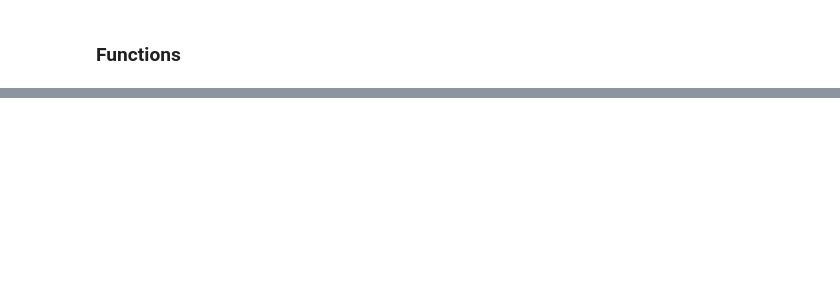
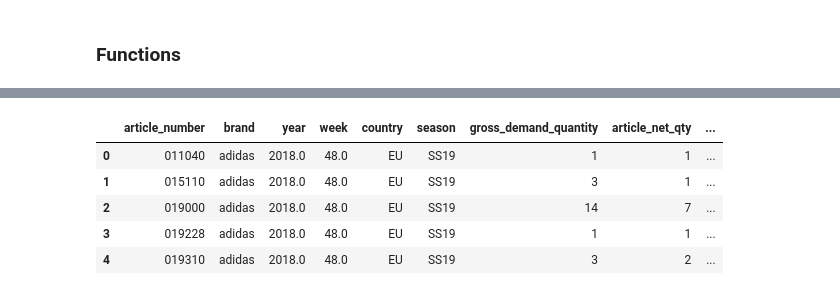
Before and after one commit to cwcomiskey/Misc, a Jupyter notebook: adidas/GAS_MV.ipynb, the cells around one changed output, grey strips where cells are left out. Drawn from its saved outputs; the diff is of its cells as text; code cells hidden in the pictures; blank space fills up the shorter version.

Commit message:
Full multi-factor GAS

```diff
--- a/adidas/GAS_MV.ipynb
+++ b/adidas/GAS_MV.ipynb
@@ -564,0 +785,19 @@ for i in range(6):
+# %%
+
+# test = pd.merge(dat_SS19_test_2, seasonality_dfs2[i].drop('net_qty', axis = 1), how = 'left')
+
+# for i in range(1, 6):
+#     test = pd.merge(test, seasonality_dfs2[i].drop('net_qty', axis = 1), how = 'left')
+#     test.shape
+
+# seasonality_dfs2 = [seasonality_sport, seasonality_rmh, seasonality_gndr, seasonality_agegrp, seasonality_frnchse, seasonality_prdgrp]
+
+
+dat_factors = (pd.merge(dat_SS19, seasonality_sport).
+      merge(seasonality_rmh).
+      merge(seasonality_gndr).
+      merge(seasonality_agegrp).
+      merge(seasonality_frnchse).
+      merge(seasonality_prdgrp).
+      drop(['sports_cat_desc', 'rmh_cat_desc', 'gender_desc',
+            'age_group_desc', 'franchise', 'prod_grp_desc'], axis = 1))
@@ -564,0 +810,9 @@ for i in range(6):
+# %%
+dat_factors.head()
+# %% [output]
+|  | article_number | brand | year | week | country | season | gross_demand_quantity | article_net_qty | ... |
+| 0 | 011040 | adidas | 2018.0 | 48.0 | EU | SS19 | 1 | 1 | ... |
+| 1 | 015110 | adidas | 2018.0 | 48.0 | EU | SS19 | 3 | 1 | ... |
+| 2 | 019000 | adidas | 2018.0 | 48.0 | EU | SS19 | 14 | 7 | ... |
+| 3 | 019228 | adidas | 2018.0 | 48.0 | EU | SS19 | 1 | 1 | ... |
+| 4 | 019310 | adidas | 2018.0 | 48.0 | EU | SS19 | 3 | 2 | ... |
```
Also changed, not shown: parts of 31 cells of this notebook.
